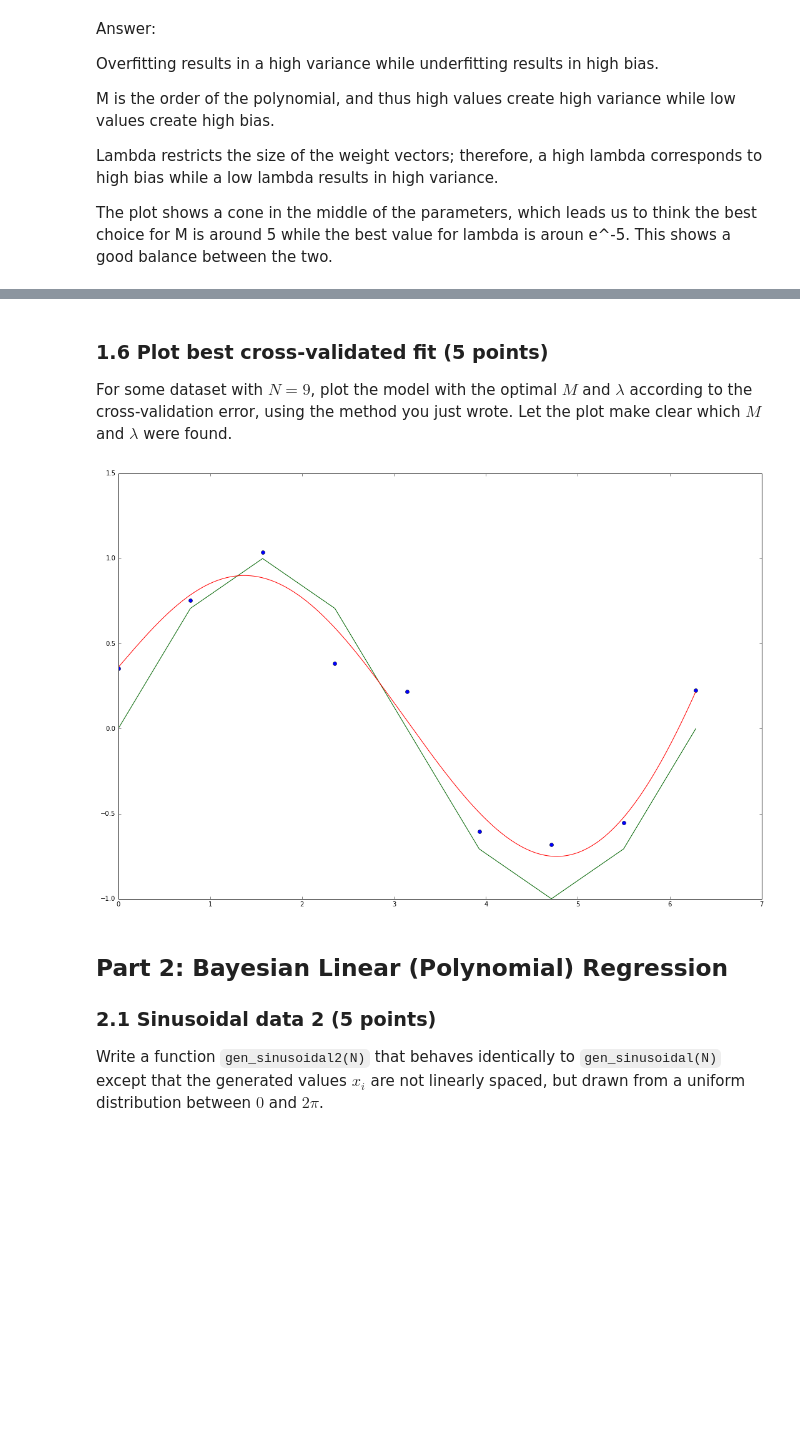
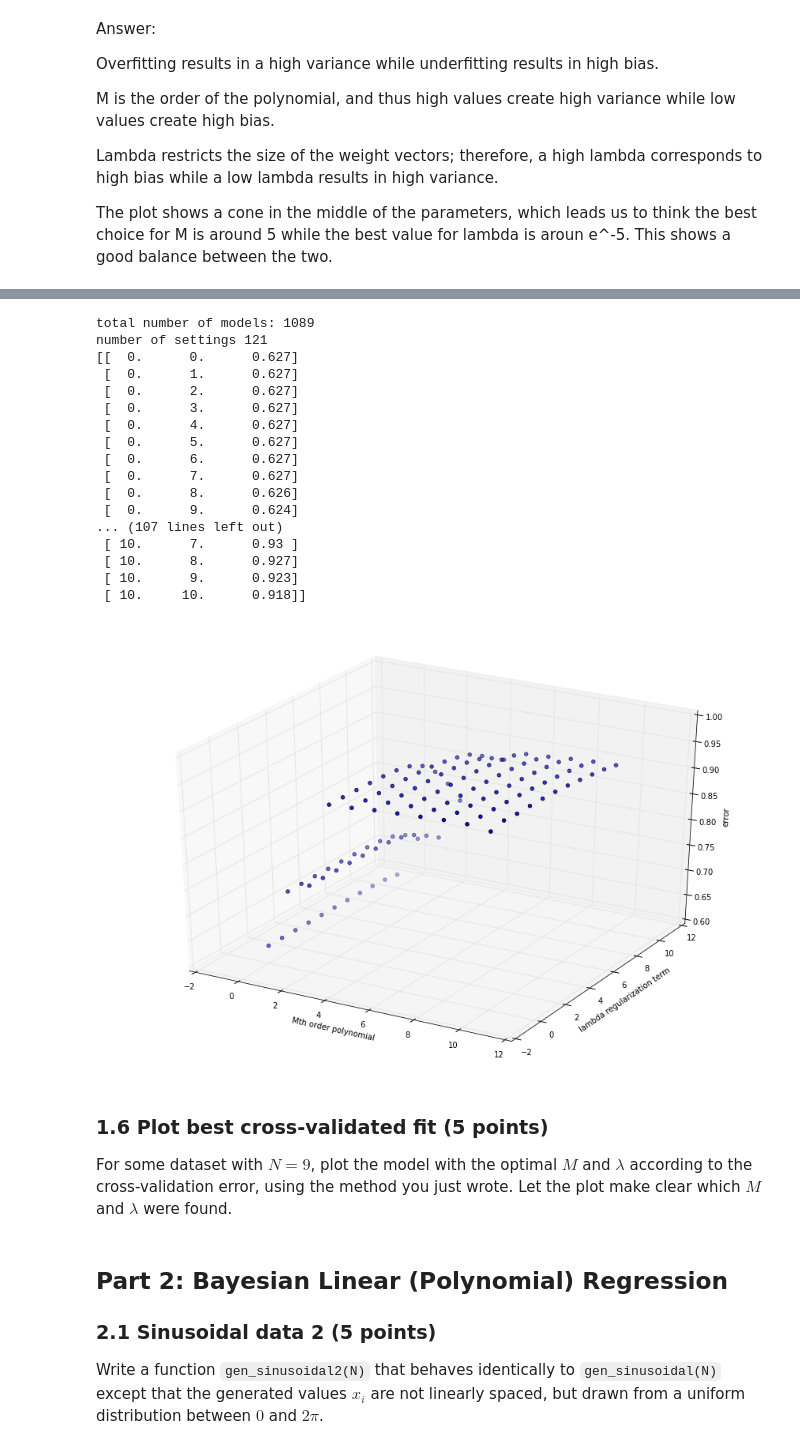
Before and after one commit to selBaez/machine-learning-1, a Jupyter notebook: lab1/lab1_Charalampos.ipynb, the cells around one changed output, grey strips where cells are left out. Drawn from its saved outputs; the diff is of its cells as text; code cells hidden in the pictures; blank space fills up the shorter version.

```diff
--- a/lab1/lab1_Charalampos.ipynb
+++ b/lab1/lab1_Charalampos.ipynb
@@ -376,12 +345,14 @@ plot_prediction_cv(poly_w_reg,x,t, M_fold)
 # %%
 def plot_cv_error(errors):
-    """
-
-    """
     errors_array = np.array(errors)
 
+    # CREATE FIGURE
     fig = plt.figure()
     ax = fig.add_subplot(111, projection='3d')
 
+    # PLOT
     ax.scatter(errors_array[:,0], errors_array[:,1], errors_array[:,2])
-    #plot(x, color='darkgreen')
+
+    ax.set_xlabel('Mth order polynomial')
+    ax.set_ylabel('lambda regularization term')
+    ax.set_zlabel('error')
@@ -426,3 +359,45 @@ number of settings 121
+# %%
+# MODEL PARAMETERS
+M_fold = np.linspace(0,10,11).astype(int)
+l_fold = np.exp(np.linspace(-10,0,11))
+N = 9
+K = 9
+
+# GET FOLD BATCHES
+x_ind,t_ind =  kfold_indices(N,K)
+
+# TRAIN MODEL
+train_cv(x, t, M_fold, l_fold, K)
+
+# CALCULATE ERROR
+settings_errors = calculate_errors(M_fold, l_fold, K, weights_k_fold, poly_x_k_fold, v_folds)
+
+# GET TOP 10 SETTINGS
+#top_settings = settings_errors[np.argsort(settings_errors[:,2])]
+#top_settings = np.argsort(settings_errors[:,2])
+print np.array(settings_errors)
+
+# CREATE 3D PLTO
+plot_cv_error(settings_errors)
+# %% [output]
+total number of models: 1089
+number of settings 121
+[[  0.      0.      0.627]
+ [  0.      1.      0.627]
+ [  0.      2.      0.627]
+ [  0.      3.      0.627]
+ [  0.      4.      0.627]
+ [  0.      5.      0.627]
+ [  0.      6.      0.627]
+ [  0.      7.      0.627]
+ [  0.      8.      0.626]
+ [  0.      9.      0.624]
+... (107 lines left out)
+ [ 10.      7.      0.93 ]
+ [ 10.      8.      0.927]
+ [ 10.      9.      0.923]
+ [ 10.     10.      0.918]]
+[figure, added]
 # %% [markdown]
 ### 1.6 Plot best cross-validated fit (5 points)
 
@@ -453,5 +481,5 @@ def plot_one_prediction(poly_w, x, t, M):
 # %%
-# PRODUCE PLOTS
+# PRODUCE BEST PLOTS
 M = M_fold[5]
 N = 9
 lamb = l_fold[6]
@@ -459,9 +487,7 @@ lamb = l_fold[6]
 x,t  = gen_sinusoidal(N)
 pylab.rcParams['figure.figsize'] = (15, 10)
 poly_w_reg = fit_model(x,t,M,lamb)
-plot_one_prediction(poly_w_reg,x,t, M)
+plot_best_prediction(poly_w_reg,x,t, M)
-# %% [output]
-[figure, removed]
 # %% [markdown]
 ## Part 2: Bayesian Linear (Polynomial) Regression
 
```
Also changed, not shown: parts of 12 cells of this notebook.
